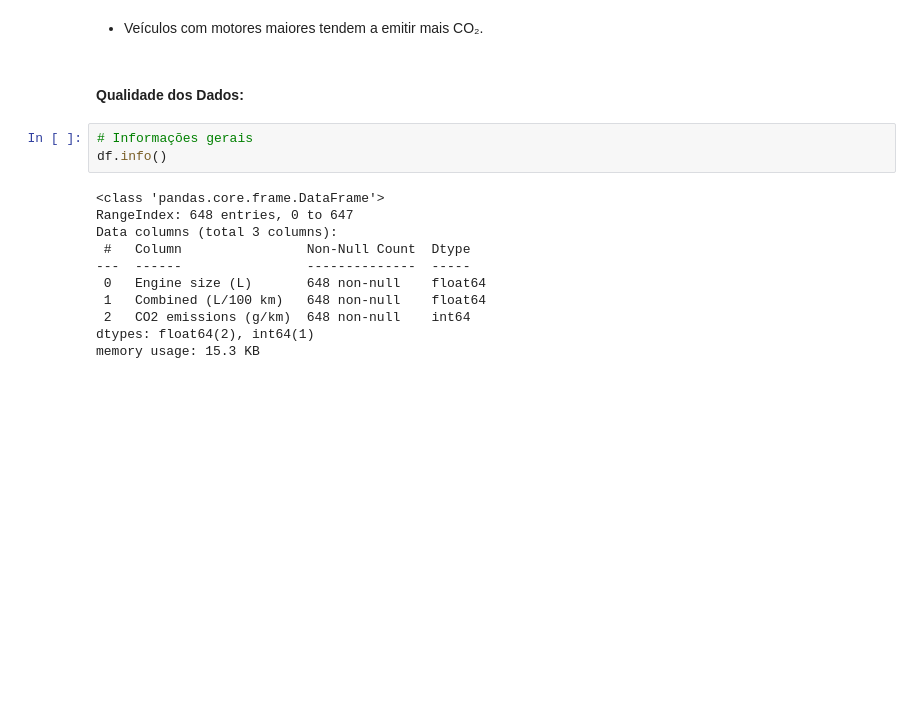
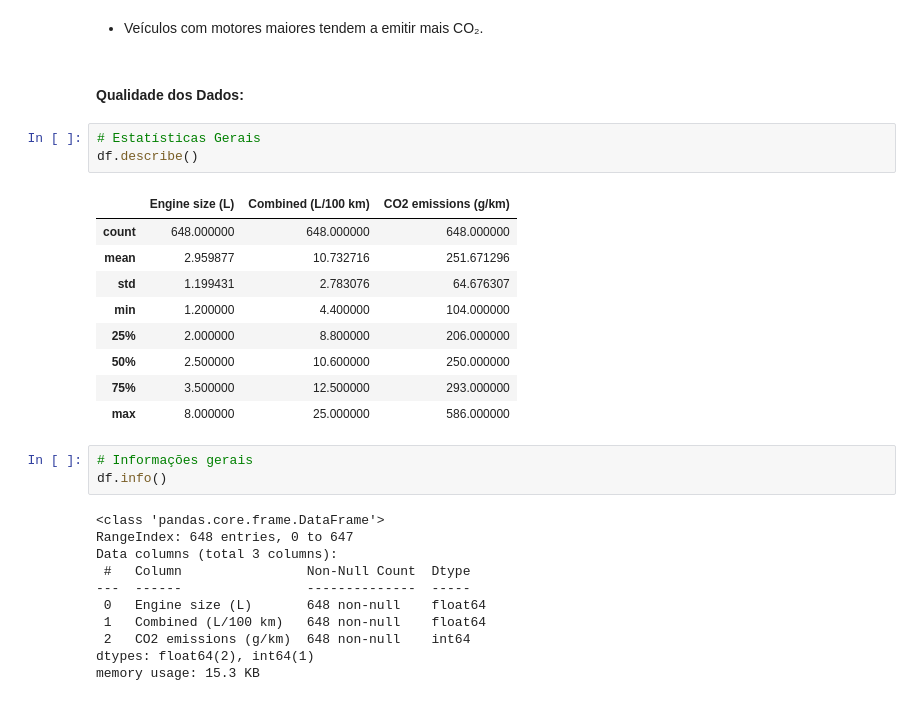
Before and after one commit to pedroohsilva/previsao-emissao-co2-veiculos-canada-2025, a Jupyter notebook: previsao_emissao_co2_veiculos_canada_2025.ipynb, the cells around one changed output. Saved outputs shown, nothing was run; the diff lists cells and outputs as text; blank space fills up the shorter version.

```diff
--- a/previsao_emissao_co2_veiculos_canada_2025.ipynb
+++ b/previsao_emissao_co2_veiculos_canada_2025.ipynb
@@ -168,6 +168,19 @@ plt.show()
 - Veículos com motores maiores tendem a emitir mais CO₂.
 # %% [markdown]
 #### Qualidade dos Dados:
+# %%
+# Estatísticas Gerais
+df.describe()
+# %% [output]
+|  | Engine size (L) | Combined (L/100 km) | CO2 emissions (g/km) |
+| count | 648.000000 | 648.000000 | 648.000000 |
+| mean | 2.959877 | 10.732716 | 251.671296 |
+| std | 1.199431 | 2.783076 | 64.676307 |
+| min | 1.200000 | 4.400000 | 104.000000 |
+| 25% | 2.000000 | 8.800000 | 206.000000 |
+| 50% | 2.500000 | 10.600000 | 250.000000 |
+| 75% | 3.500000 | 12.500000 | 293.000000 |
+| max | 8.000000 | 25.000000 | 586.000000 |
 # %%
 # Informações gerais
 df.info()
```
